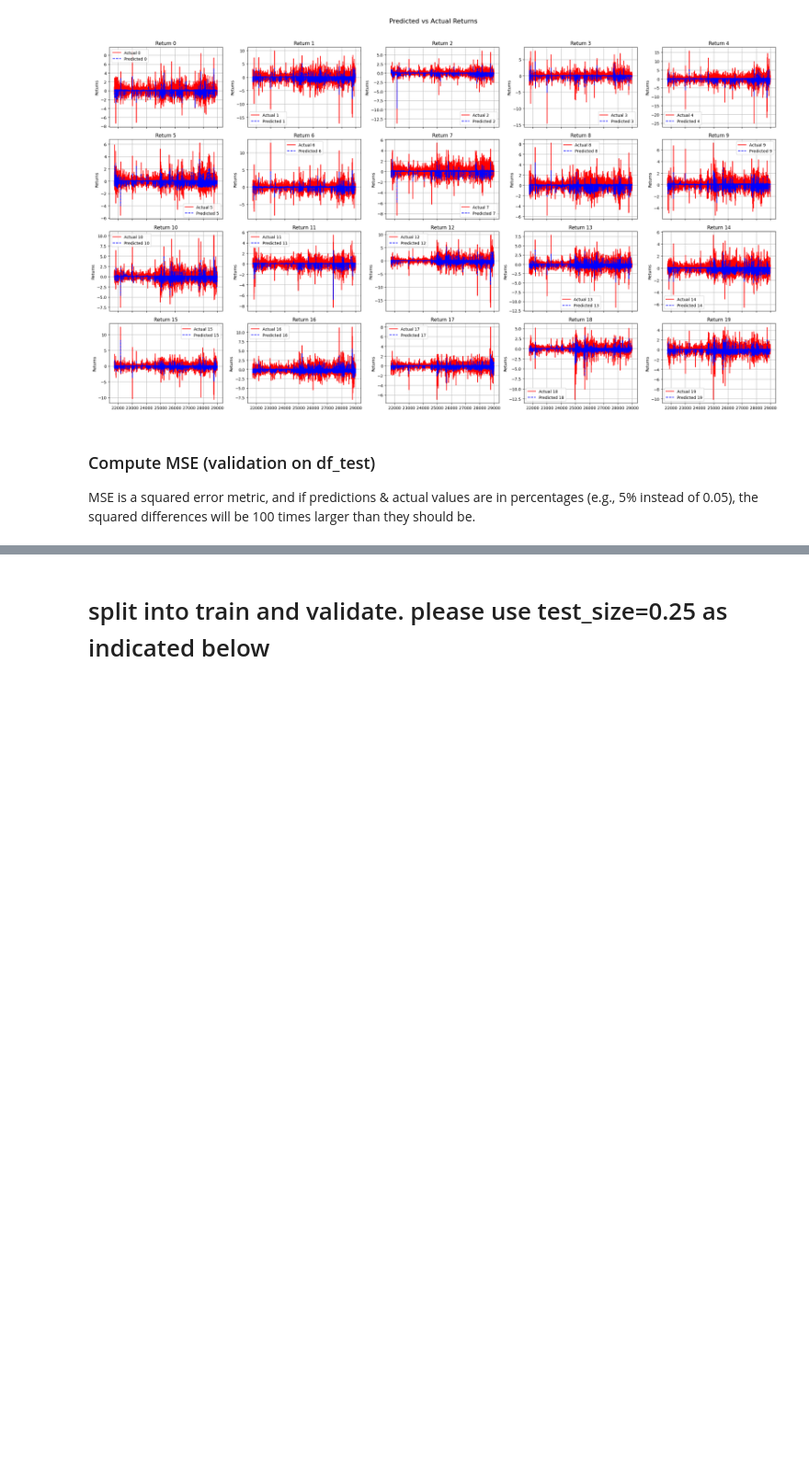
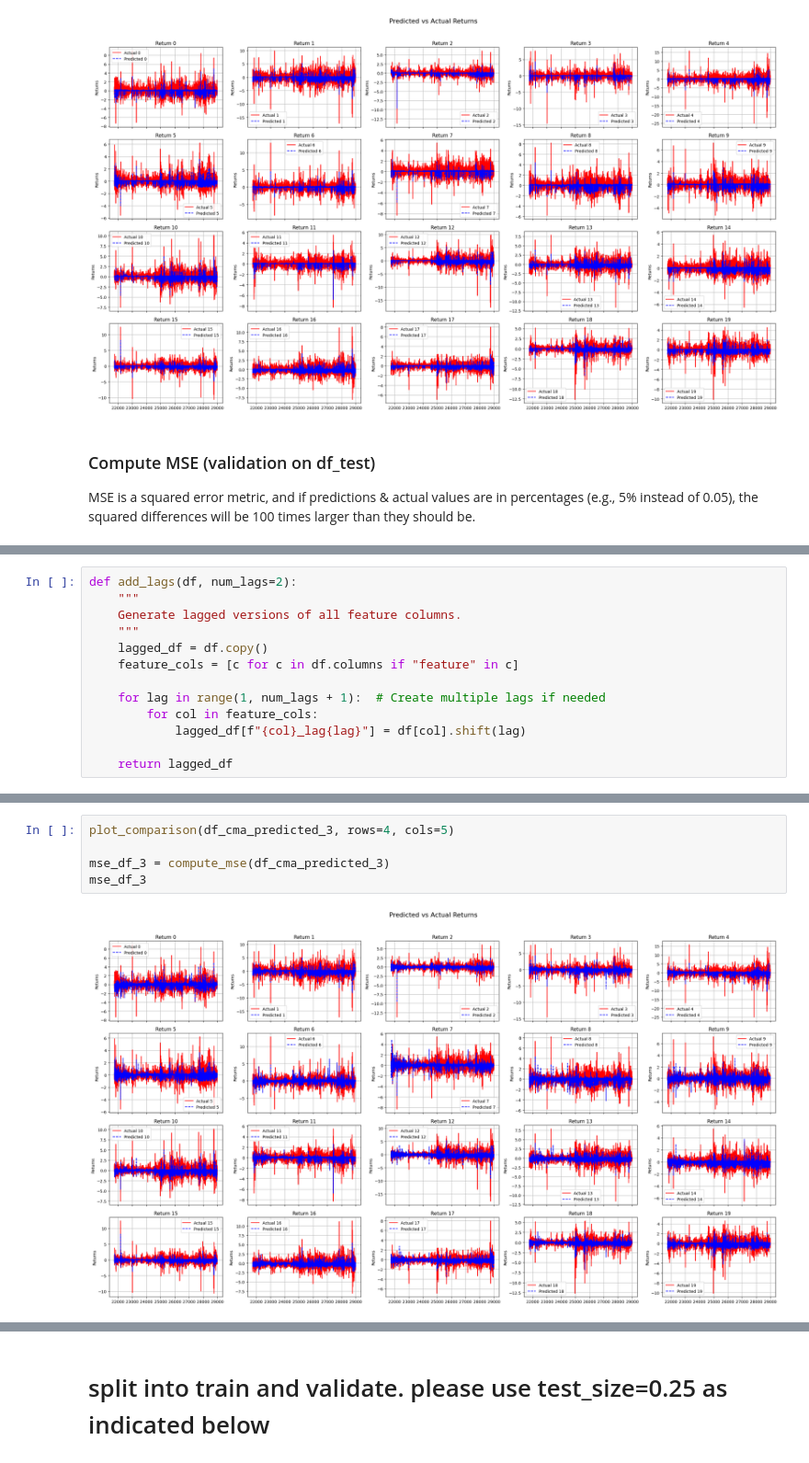
Before and after one commit to maxcardosoderesende/data_science_projects, a Jupyter notebook: AlphaNova_trading/alpha-nova/AlphaNovaContestTemplate.24.02.25_max.ipynb, the cells around one changed output, grey strips where cells are left out. Shown at 92% size. Drawn from its saved outputs; the diff is of its cells as text; blank space fills up the shorter version.

```diff
--- a/AlphaNova_trading/alpha-nova/AlphaNovaContestTemplate.24.02.25_max.ipynb
+++ b/AlphaNova_trading/alpha-nova/AlphaNovaContestTemplate.24.02.25_max.ipynb
@@ -697,0 +830,13 @@ mse_df
+# %%
+def add_lags(df, num_lags=2):
+    """
+    Generate lagged versions of all feature columns.
+    """
+    lagged_df = df.copy()
+    feature_cols = [c for c in df.columns if "feature" in c]
+
+    for lag in range(1, num_lags + 1):  # Create multiple lags if needed
+        for col in feature_cols:
+            lagged_df[f"{col}_lag{lag}"] = df[col].shift(lag)
+
+    return lagged_df
@@ -697,0 +983,7 @@ mse_df
+# %%
+plot_comparison(df_cma_predicted_3, rows=4, cols=5)
+
+mse_df_3 = compute_mse(df_cma_predicted_3)
+mse_df_3
+# %% [output]
+[figure, added]
```
Also changed, not shown: parts of 20 cells of this notebook.
